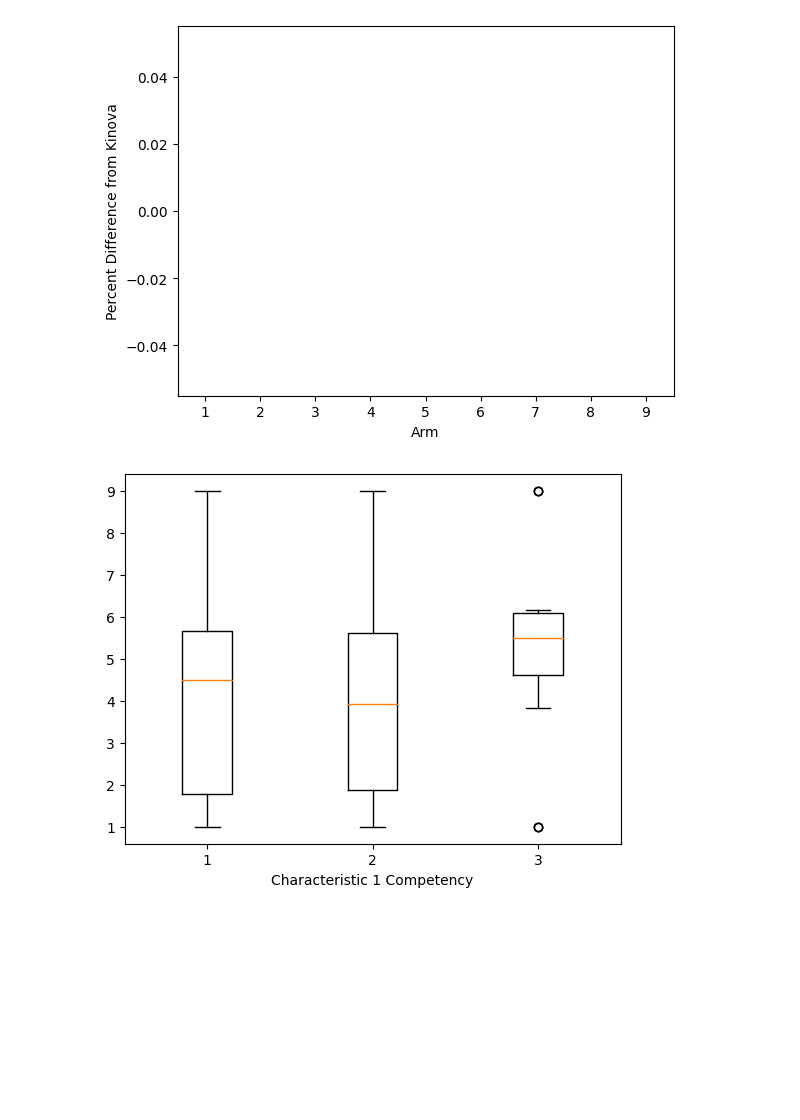
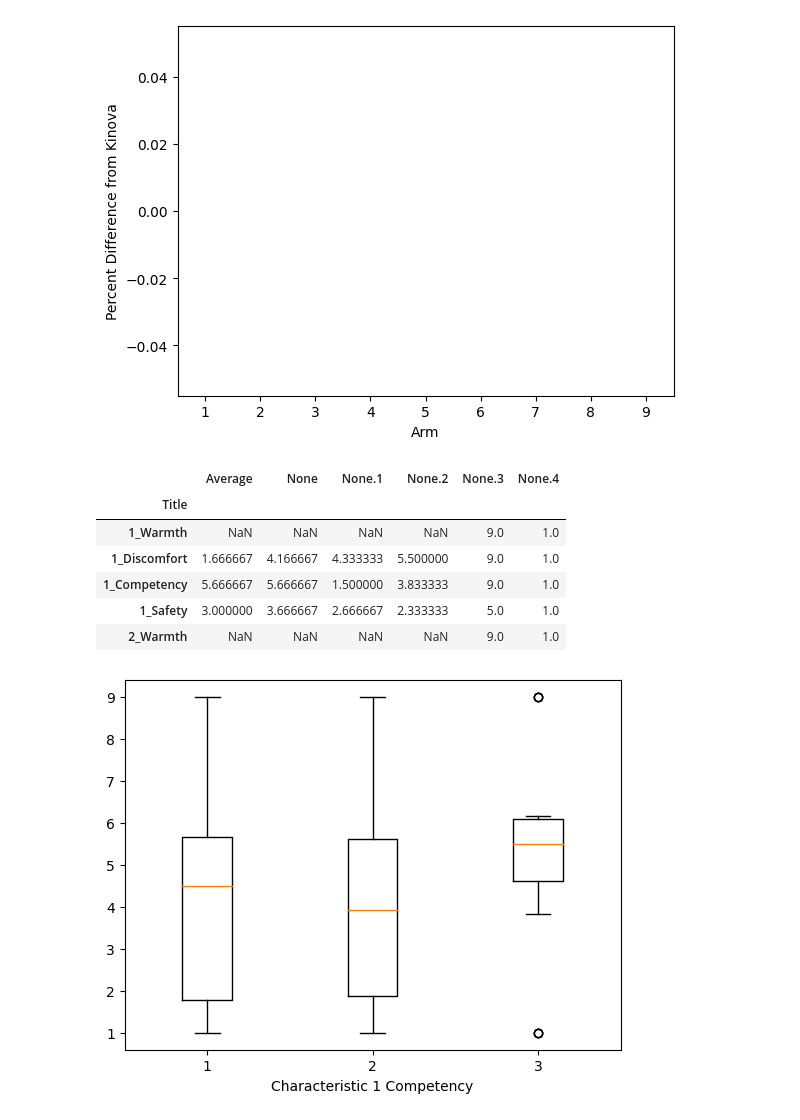
Before and after one commit to jessicaherring1/REU, a Jupyter notebook: data_visualizations.ipynb, the cells around one changed output. Saved outputs shown, nothing was run; the diff lists cells and outputs as text; code cells hidden in the pictures; blank space fills up the shorter version.

```diff
--- a/data_visualizations.ipynb
+++ b/data_visualizations.ipynb
@@ -220,6 +220,20 @@ plt.ylabel("Percent Difference from Kinova")
 plt.show()
 # %% [output]
 [figure]
+# %%
+data2 = pd.read_csv("excel-sheets/averaged-questions-arm-study-data.csv", index_col=0)
+
+df2 = pd.DataFrame(data2)
+
+data2.head()
+# %% [output]
+|  | Average | None | None.1 | None.2 | None.3 | None.4 |
+| Title |  |  |  |  |  |  |
+| 1_Warmth | NaN | NaN | NaN | NaN | 9.0 | 1.0 |
+| 1_Discomfort | 1.666667 | 4.166667 | 4.333333 | 5.500000 | 9.0 | 1.0 |
+| 1_Competency | 5.666667 | 5.666667 | 1.500000 | 3.833333 | 9.0 | 1.0 |
+| 1_Safety | 3.000000 | 3.666667 | 2.666667 | 2.333333 | 5.0 | 1.0 |
+| 2_Warmth | NaN | NaN | NaN | NaN | 9.0 | 1.0 |
 # %%
 #characteristic 1 Competency
 #for shape x sharpness of edges:
```
Also changed, not shown: parts of 6 cells of this notebook, 11 other files.
